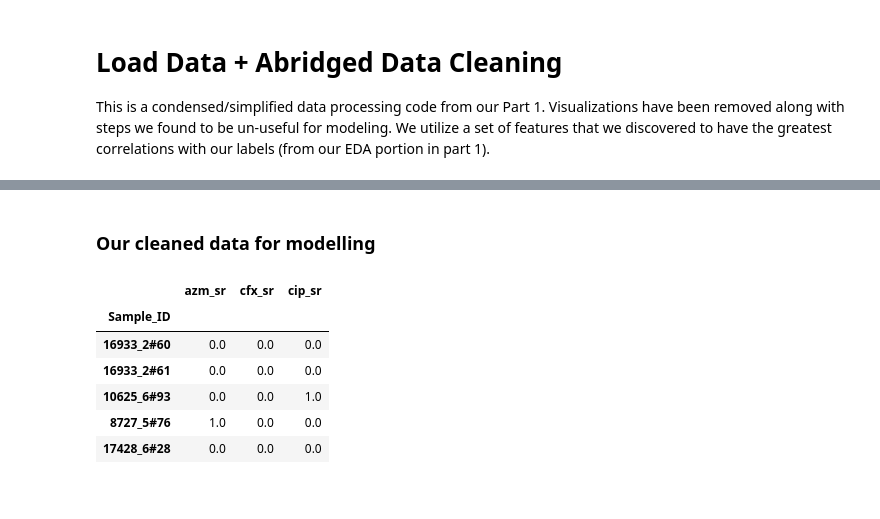
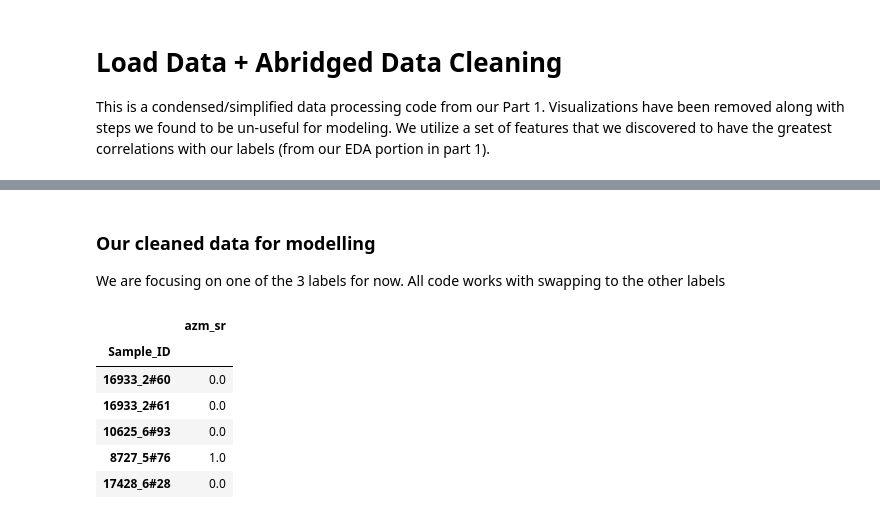
Before and after one commit to VX59/4-587-project-p1, a Jupyter notebook: src/modelling.ipynb, the cells around one changed output, grey strips where cells are left out. Saved outputs shown, nothing was run; the diff lists cells and outputs as text; code cells hidden in the pictures.

```diff
--- a/src/modelling.ipynb
+++ b/src/modelling.ipynb
@@ -8,6 +8,7 @@ import seaborn as sns
 import matplotlib.pyplot as plt
 from sklearn.model_selection import train_test_split
 from sklearn.preprocessing import MinMaxScaler
+from sklearn.metrics import accuracy_score, precision_score, recall_score, f1_score
 
 
 
@@ -42,29 +43,7 @@ def remove_symbols_from_column(col):
 
 metadata = metadata.apply(remove_symbols_from_column)
 
-numeric_columns = [
-'Azithromycin',
-'Ciprofloxacin',
-'Ceftriaxone',
-'Cefixime',
-'Tetracycline',
-'Penicillin',
-'NG_MAST',
-'Group',
-'azm_mic',
-'cip_mic',
-'cro_mic',
-'cfx_mic',
-'tet_mic',
-'pen_mic',
-'log2_azm_mic',
-'log2_cip_mic',
-'log2_cro_mic',
-'log2_cfx_mic',
-'log2_tet_mic',
-'log2_pen_mic'
-
-]
+numeric_columns = ['Azithromycin','Ciprofloxacin','Ceftriaxone','Cefixime','Tetracycline','Penicillin','NG_MAST','Group','azm_mic','cip_mic','cro_mic','cfx_mic','tet_mic','pen_mic','log2_azm_mic','log2_cip_mic','log2_cro_mic','log2_cfx_mic','log2_tet_mic','log2_pen_mic']
 
 for column in numeric_columns:
     metadata[column] = pd.to_numeric(metadata[column], errors='coerce', downcast="float") #https://pandas.pydata.org/pandas-docs/stable/reference/api/pandas.to_numeric.html
@@ -94,8 +73,6 @@ best_columns = [
     'cfx_mic', 'log2_cro_mic', 'log2_cfx_mic', 'Ciprofloxacin', 'Cefixime',
     'Tetracycline', 'Penicillin', 'log2_tet_mic', 'log2_pen_mic'
 ]
-
-label_columns = ['azm_sr', 'cfx_sr', 'cip_sr']
 # %% [output]
 The behavior will change in pandas 3.0. This inplace method will never work because the intermediate object on which we are setting values always behaves as a copy.
 
@@ -120,21 +89,26 @@ For example, when doing 'df[col].method(value, inplace=True)', try using 'df.met
-# %% [markdown]
-### Our cleaned data for modelling
+# %% [markdown]
+### Our cleaned data for modelling
+
+We are focusing on one of the 3 labels for now. All code works with swapping to the other labels
 # %%
-train_labels = train_inputs[label_columns]
-test_labels = test_inputs[label_columns]
+label_bank = ['azm_sr', 'cfx_sr', 'cip_sr']
+label_columns = ['azm_sr']
 
-filtered_train = train_inputs[best_columns]
-filtered_test = test_inputs[best_columns]
+y_train = train_inputs[label_columns]
+y_test = test_inputs[label_columns]
+
+X_train = train_inputs[best_columns]
+X_test = test_inputs[best_columns]
 
 
 
-filtered_train.head()
-train_labels.head()
+X_train.head()
+y_train.head()
 # %% [output]
-|  | azm_sr | cfx_sr | cip_sr |
-| Sample_ID |  |  |  |
-| 16933_2#60 | 0.0 | 0.0 | 0.0 |
-| 16933_2#61 | 0.0 | 0.0 | 0.0 |
-| 10625_6#93 | 0.0 | 0.0 | 1.0 |
-| 8727_5#76 | 1.0 | 0.0 | 0.0 |
-| 17428_6#28 | 0.0 | 0.0 | 0.0 |
+|  | azm_sr |
+| Sample_ID |  |
+| 16933_2#60 | 0.0 |
+| 16933_2#61 | 0.0 |
+| 10625_6#93 | 0.0 |
+| 8727_5#76 | 1.0 |
+| 17428_6#28 | 0.0 |
```
Also changed, not shown: parts of 18 cells of this notebook, 58 other files.
